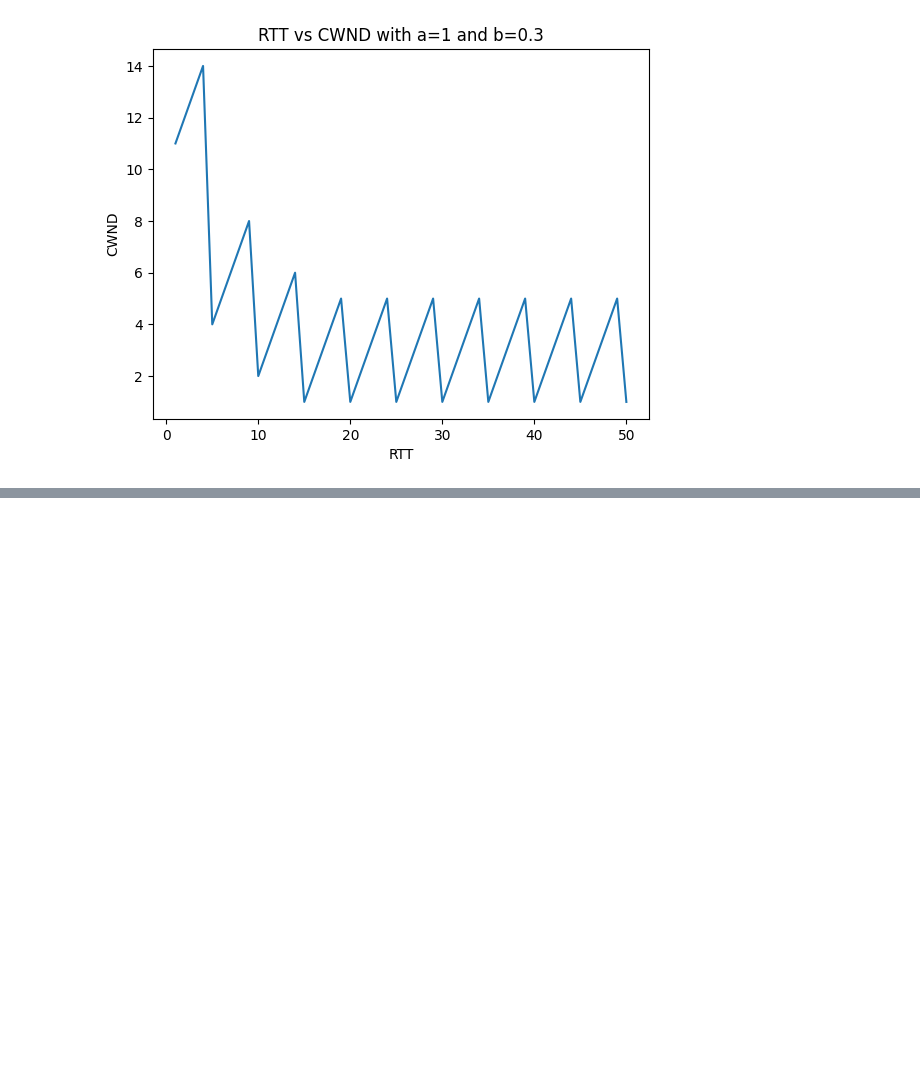
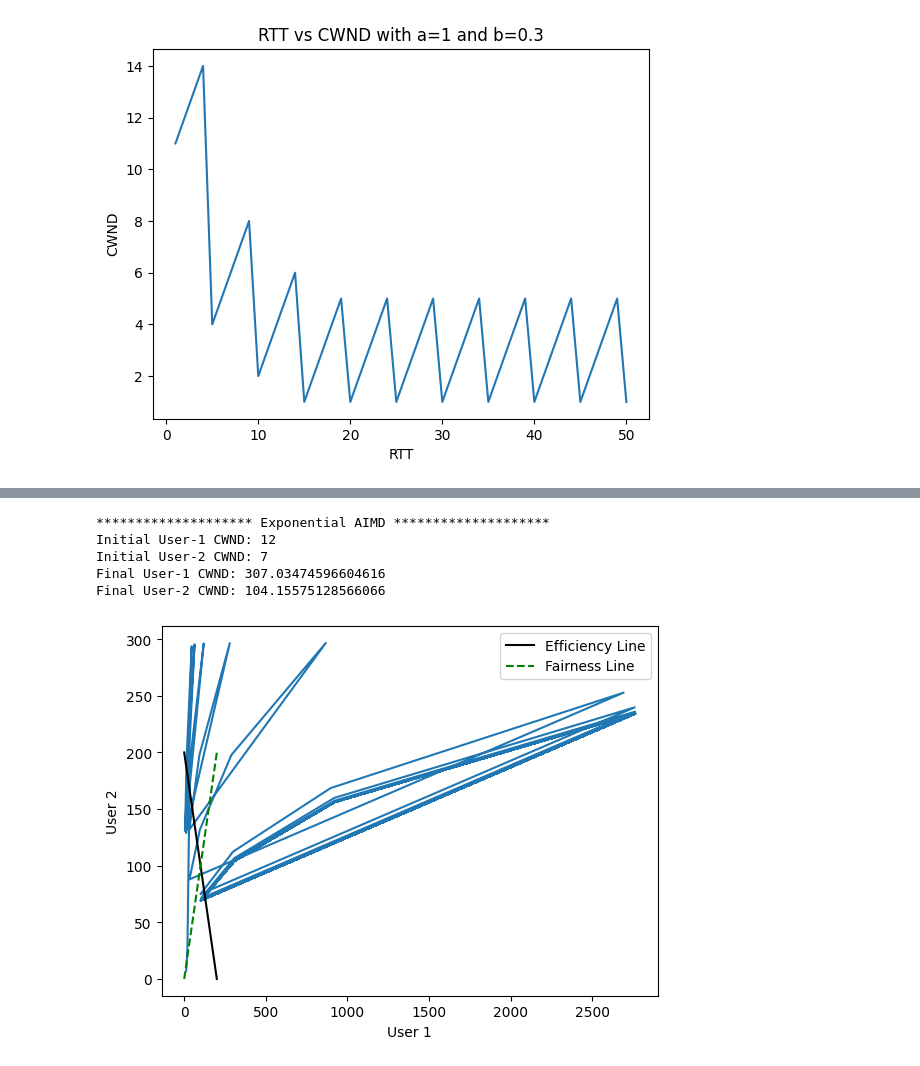
Before and after one commit to Andrelim99/CZ4052-Cloud-Computing, a Jupyter notebook: Assignment 1/main.ipynb, the cells around one changed output, grey strips where cells are left out. Saved outputs shown, nothing was run; the diff lists cells and outputs as text; code cells hidden in the pictures; blank space fills up the shorter version.

```diff
--- a/Assignment 1/main.ipynb
+++ b/Assignment 1/main.ipynb
@@ -214,0 +304,43 @@ Final Reno-2 CWND: 28
+# %%
+# Exponential
+ITERATESMAX = 1000 # You can adjust this value as needed
+# Max Capacity of the network
+C = 200
+
+# Users
+ALPHA = 1
+BETA = 0.5
+
+# Users
+# num_users = 2
+# users = [DoubleAIMD(1, 0.5, np.random.randint(20), 50) for _ in range(num_users)]
+
+u1 = ExponentialAIMD(1, 0.5, np.random.randint(20), 50, 1/3)
+u2 = ExponentialAIMD(1, 0.5, np.random.randint(20), 50, 2/3)
+
+users = [u1, u2]
+
+name = "Exponential AIMD"
+print("*"*20 +f" {name} " + "*"*20)
+
+# Display the initial values
+for i, u in enumerate(users):
+    print(f"Initial User-{i+1} CWND:", u.RTT_tracker[0])
+
+# Simulate the network
+network = Network(C, users)
+for i in range(1, ITERATESMAX):
+    network.run_one_RTT()
+
+# Display the final values
+for i, u in enumerate(users):
+    print(f"Final User-{i+1} CWND:", u.RTT_tracker[-1])
+
+network.visualise()
+# %% [output]
+******************** Exponential AIMD ********************
+Initial User-1 CWND: 12
+Initial User-2 CWND: 7
+Final User-1 CWND: 307.03474596604616
+Final User-2 CWND: 104.15575128566066
+[figure, added]
```
Also changed, not shown: parts of 3 cells of this notebook.
